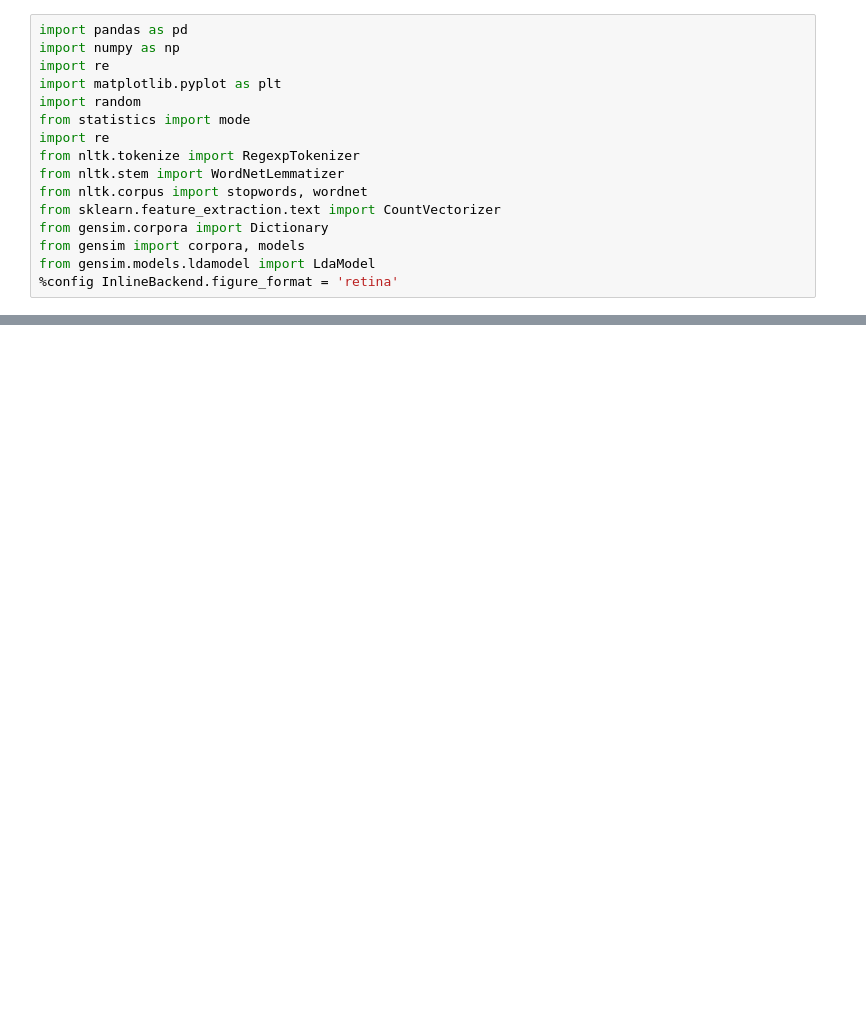
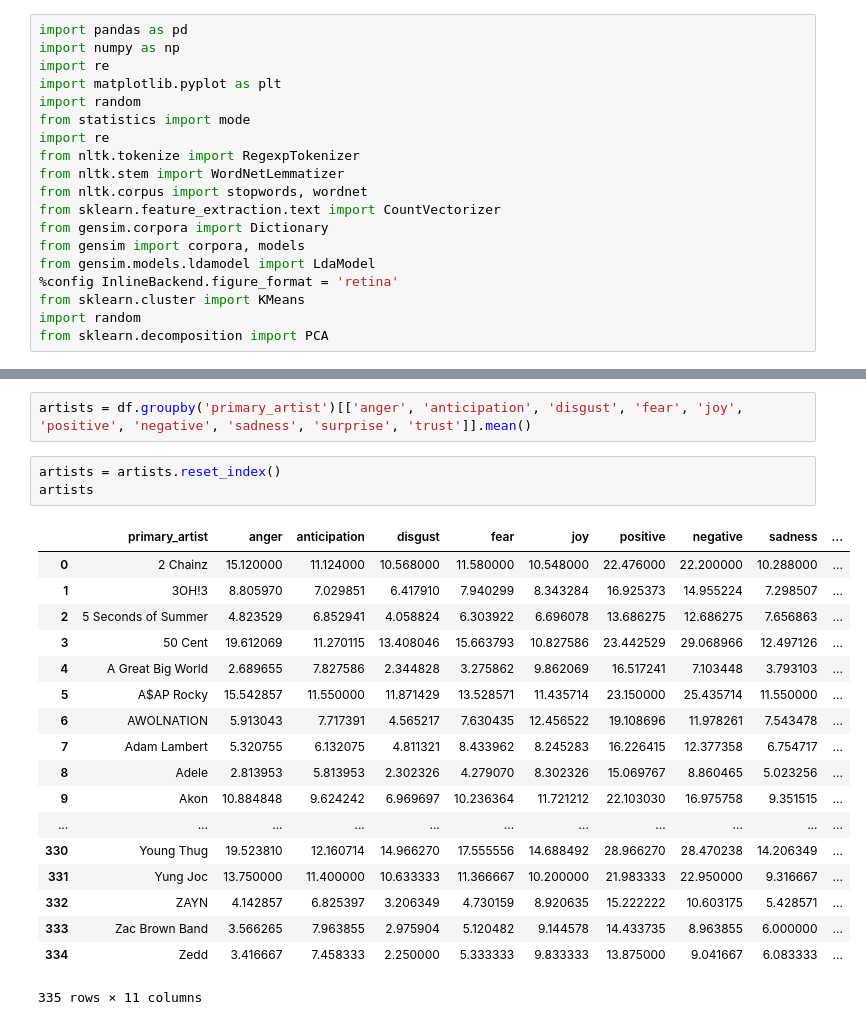
Before and after one commit to dunyaoguz/lyrics_decomposed, a Jupyter notebook: example.ipynb, the cells around one changed output, grey strips where cells are left out. Saved outputs shown, nothing was run; the diff lists cells and outputs as text; blank space fills up the shorter version.

```diff
--- a/example.ipynb
+++ b/example.ipynb
@@ -14,6 +14,9 @@ from gensim.corpora import Dictionary
 from gensim import corpora, models
 from gensim.models.ldamodel import LdaModel
 %config InlineBackend.figure_format = 'retina'
+from sklearn.cluster import KMeans
+import random
+from sklearn.decomposition import PCA
 # %%
 df = pd.read_csv('sentiment_data/grand_df.csv', index_col=0)
 df.head()
@@ -24,3 +27,27 @@ df.head()
 | 2 | X | 2.0 | 4.0 | /songs/516349 | 2.0 | 1.0 | 6.0 | You got me doing 101 on the 101 D... | 6.0 | 0.9516 | ... |
 | 3 | None | 0.0 | 0.0 | /songs/3103904 | 0.0 | 4.0 | 0.0 | Ain't no way we could ignore this... | 3.0 | 0.8592 | ... |
 | 4 | None | 20.0 | 17.0 | /songs/57217 | 11.0 | 12.0 | 14.0 | Welcome to the Cypher Myself, K-M... | 23.0 | 0.9745 | ... |
+# %%
+artists = df.groupby('primary_artist')[['anger', 'anticipation', 'disgust', 'fear', 'joy', 'positive', 'negative', 'sadness', 'surprise', 'trust']].mean()
+# %%
+artists = artists.reset_index()
+artists
+# %% [output]
+|  | primary_artist | anger | anticipation | disgust | fear | joy | positive | negative | sadness | ... |
+| 0 | 2 Chainz | 15.120000 | 11.124000 | 10.568000 | 11.580000 | 10.548000 | 22.476000 | 22.200000 | 10.288000 | ... |
+| 1 | 3OH!3 | 8.805970 | 7.029851 | 6.417910 | 7.940299 | 8.343284 | 16.925373 | 14.955224 | 7.298507 | ... |
+| 2 | 5 Seconds of Summer | 4.823529 | 6.852941 | 4.058824 | 6.303922 | 6.696078 | 13.686275 | 12.686275 | 7.656863 | ... |
+| 3 | 50 Cent | 19.612069 | 11.270115 | 13.408046 | 15.663793 | 10.827586 | 23.442529 | 29.068966 | 12.497126 | ... |
+| 4 | A Great Big World | 2.689655 | 7.827586 | 2.344828 | 3.275862 | 9.862069 | 16.517241 | 7.103448 | 3.793103 | ... |
+| 5 | A$AP Rocky | 15.542857 | 11.550000 | 11.871429 | 13.528571 | 11.435714 | 23.150000 | 25.435714 | 11.550000 | ... |
+| 6 | AWOLNATION | 5.913043 | 7.717391 | 4.565217 | 7.630435 | 12.456522 | 19.108696 | 11.978261 | 7.543478 | ... |
+| 7 | Adam Lambert | 5.320755 | 6.132075 | 4.811321 | 8.433962 | 8.245283 | 16.226415 | 12.377358 | 6.754717 | ... |
+| 8 | Adele | 2.813953 | 5.813953 | 2.302326 | 4.279070 | 8.302326 | 15.069767 | 8.860465 | 5.023256 | ... |
+| 9 | Akon | 10.884848 | 9.624242 | 6.969697 | 10.236364 | 11.721212 | 22.103030 | 16.975758 | 9.351515 | ... |
+| ... | ... | ... | ... | ... | ... | ... | ... | ... | ... | ... |
+| 330 | Young Thug | 19.523810 | 12.160714 | 14.966270 | 17.555556 | 14.688492 | 28.966270 | 28.470238 | 14.206349 | ... |
+| 331 | Yung Joc | 13.750000 | 11.400000 | 10.633333 | 11.366667 | 10.200000 | 21.983333 | 22.950000 | 9.316667 | ... |
+| 332 | ZAYN | 4.142857 | 6.825397 | 3.206349 | 4.730159 | 8.920635 | 15.222222 | 10.603175 | 5.428571 | ... |
+| 333 | Zac Brown Band | 3.566265 | 7.963855 | 2.975904 | 5.120482 | 9.144578 | 14.433735 | 8.963855 | 6.000000 | ... |
+| 334 | Zedd | 3.416667 | 7.458333 | 2.250000 | 5.333333 | 9.833333 | 13.875000 | 9.041667 | 6.083333 | ... |
+335 rows × 11 columns
```
Also changed, not shown: parts of 5 cells of this notebook, 4 other files.
